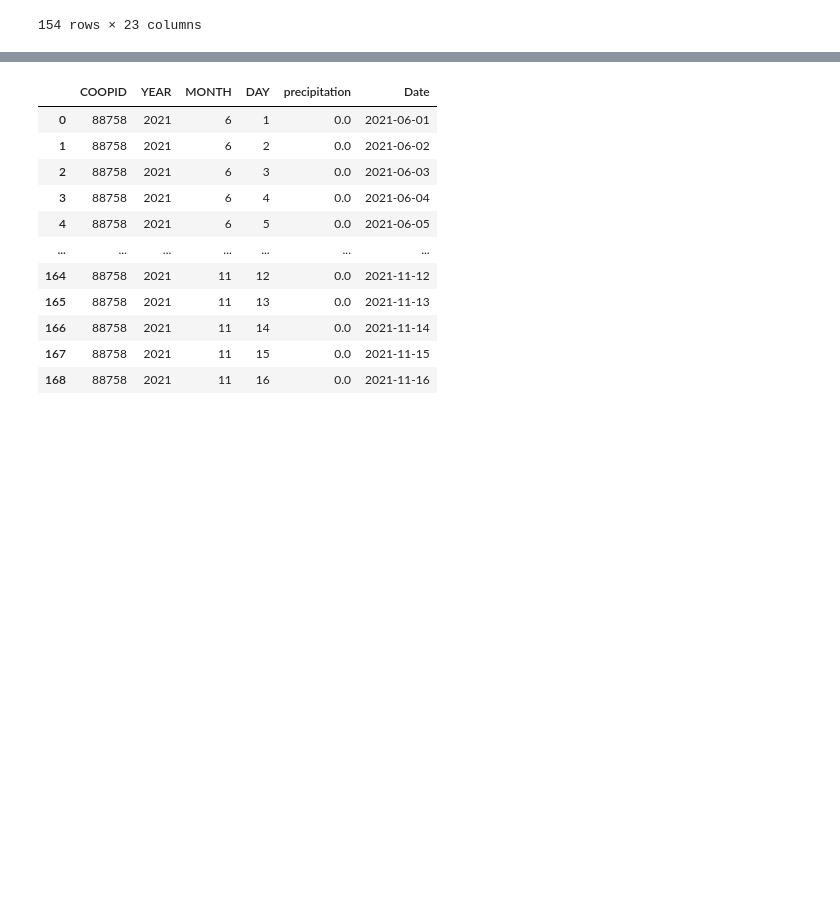
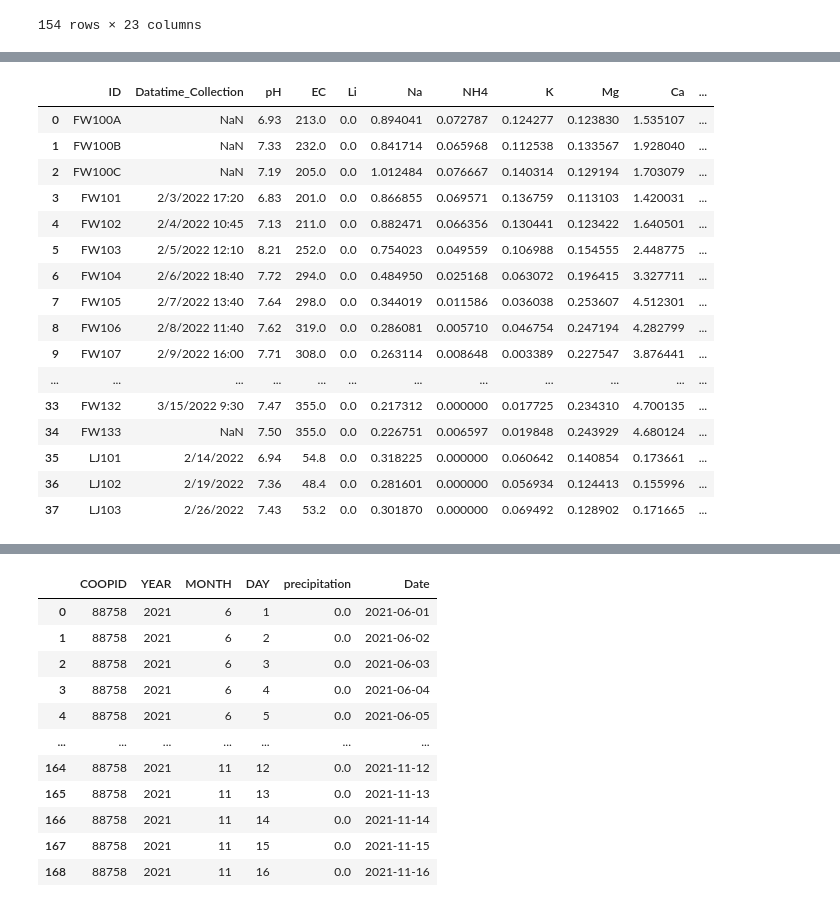
Before and after one commit to kylecompare/Hydrochemcial_SinkholeDryDown, a Jupyter notebook: code/01_WaterQuality-Kyles-Legion.ipynb, the cells around one changed output, grey strips where cells are left out. Saved outputs shown, nothing was run; the diff lists cells and outputs as text; code cells hidden in the pictures; blank space fills up the shorter version.

Commit message:
Big update. Code to Calculate Charge Balance and format csv for each analysis

```diff
--- a/code/01_WaterQuality-Kyles-Legion.ipynb
+++ b/code/01_WaterQuality-Kyles-Legion.ipynb
@@ -102,0 +256,64 @@ format_df.to_csv("../data/WQ_2021.CSV")
+# %%
+daily_mgL_df = pd.read_csv("../data/raw_data/FSUWell_FebMar_WQ_mg_per_L.csv")
+daily_mgL_df
+
+###Accurate Bicarbonate Calculation OLM Package and USGS procedure
+## ALL IN MG/L FROM USGS SOURCE https://or.water.usgs.gov/alk/methods.html#advanced
+from olm.calcite import calc_K_2
+
+def alk_mgLCaCo3_to_meqL(alk_mgL):
+    alk_meqL=alk_mgL/(1/2)/(100.087)
+    return alk_meqL
+
+# ALL IN MG/L FROM USGS SOURCE https://or.water.usgs.gov/alk/methods.html#advanced
+daily_mgL_df['H']=(10**-daily_mgL_df['pH'])*1.00784*1000
+daily_mgL_df["OH"]=(1E-14*(10**daily_mgL_df["pH"])*17007.3)
+daily_mgL_df["CO3"]=(((alk_mgLCaCo3_to_meqL(daily_mgL_df["TotalAlk(mg/L_asCaCO3)"])/1000)-(daily_mgL_df['OH']/17007.3)+10**-daily_mgL_df['pH'])/(2+(10**-daily_mgL_df['pH']/calc_K_2(daily_mgL_df['Temp']+273.15))))*60009.2
+
+daily_mgL_df["HCO3"]=(((alk_mgLCaCo3_to_meqL(daily_mgL_df["TotalAlk(mg/L_asCaCO3)"])/1000)-(daily_mgL_df['OH']/17007.3)+10**-daily_mgL_df['pH'])/(1+(2*calc_K_2(daily_mgL_df['Temp']+273.15)*10**daily_mgL_df['pH'])))*61017.1
+
+daily_mgL_df.to_csv('../data/processed/FSUWell_FebMar_WQ.csv', na_rep="NaN")
+#Make a copy of the dataframe to manipulate
+daily_meqL_df = pd.DataFrame()
+
+#Sample data and physiochemistry
+daily_meqL_df['ID'] = daily_mgL_df['ID']
+daily_meqL_df['Datatime_Collection'] = daily_mgL_df['Datatime_Collection']
+daily_meqL_df['pH'] = daily_mgL_df['pH']
+daily_meqL_df['EC'] = daily_mgL_df['EC']
+
+
+# Calculate each value based on formula meq/L = [(mg/L) * Charge]/Molar Mass
+
+#Cations
+daily_meqL_df['Li'] = daily_mgL_df['Li'] * Li_charge / Li_mass
+daily_meqL_df['Na'] = daily_mgL_df['Na'] * Na_charge / Na_mass
+daily_meqL_df['NH4'] = daily_mgL_df['NH4'] * NH4_charge / NH4_mass
+daily_meqL_df['K'] = daily_mgL_df['K'] * K_charge / K_mass
+daily_meqL_df['Mg'] = daily_mgL_df['Mg'] * Mg_charge / Mg_mass
+daily_meqL_df['Ca'] = daily_mgL_df['Ca'] * Ca_charge / Ca_mass
+
+# Anions
+daily_meqL_df['F'] = daily_mgL_df['F'] * F_charge / F_mass
+daily_meqL_df['Cl'] = daily_mgL_df['Cl'] * Cl_charge / Cl_mass
+daily_meqL_df['NO2'] = daily_mgL_df['NO2'] * NO2_charge / NO2_mass
+daily_meqL_df['Br'] = daily_mgL_df['Br'] * Br_charge / Br_mass
+daily_meqL_df['NO3'] = daily_mgL_df['NO3'] * NO3_charge / NO3_mass
+daily_meqL_df['PO4'] = daily_mgL_df['PO4'] * PO4_charge / PO4_mass
+daily_meqL_df['SO4'] = daily_mgL_df['SO4'] * SO4_charge / SO4_mass
+daily_meqL_df['HCO3'] = daily_mgL_df['HCO3'] * HCO3_charge / HCO3_mass
+daily_meqL_df['CO3'] = daily_mgL_df['CO3'] * CO3_charge / CO3_mass
+
+# Per Geochemistry, Groundwater and Pollution by Appelo and Postma, Electrical Balance % is calculated
+# by the formula Eb% = (Sum Cations + Sum Anions)/(Sum Cations - Sum Anions) *100 where the cations and
+# anions are espressed as meq/L and inserted with their charge sign. The sums are taken over the
+# Cations Na+, K+, Mg2+, and Ca2+, and the anions Cl-, HCO3-, SO42-, and NO3-
+
+daily_meqL_df["CationSum"] = daily_meqL_df['Na'] + daily_meqL_df['K'] + daily_meqL_df['Mg'] + daily_meqL_df['Ca']
+daily_meqL_df['AnionSum'] = daily_meqL_df['Cl'] + daily_meqL_df['HCO3'] + daily_meqL_df['SO4'] + daily_meqL_df['NO3']
+
+daily_meqL_df['EB_perc'] = (daily_meqL_df['CationSum'] + daily_meqL_df["AnionSum"]) / (daily_meqL_df['CationSum'] - daily_meqL_df["AnionSum"]) *100
+
+print(daily_meqL_df['EB_perc'])
+daily_meqL_df
+# %% [output]
@@ -102,0 +337,17 @@ format_df.to_csv("../data/WQ_2021.CSV")
+|  | ID | Datatime_Collection | pH | EC | Li | Na | NH4 | K | Mg | Ca | ... |
+| 0 | FW100A | NaN | 6.93 | 213.0 | 0.0 | 0.894041 | 0.072787 | 0.124277 | 0.123830 | 1.535107 | ... |
+| 1 | FW100B | NaN | 7.33 | 232.0 | 0.0 | 0.841714 | 0.065968 | 0.112538 | 0.133567 | 1.928040 | ... |
+| 2 | FW100C | NaN | 7.19 | 205.0 | 0.0 | 1.012484 | 0.076667 | 0.140314 | 0.129194 | 1.703079 | ... |
+| 3 | FW101 | 2/3/2022 17:20 | 6.83 | 201.0 | 0.0 | 0.866855 | 0.069571 | 0.136759 | 0.113103 | 1.420031 | ... |
+| 4 | FW102 | 2/4/2022 10:45 | 7.13 | 211.0 | 0.0 | 0.882471 | 0.066356 | 0.130441 | 0.123422 | 1.640501 | ... |
+| 5 | FW103 | 2/5/2022 12:10 | 8.21 | 252.0 | 0.0 | 0.754023 | 0.049559 | 0.106988 | 0.154555 | 2.448775 | ... |
+| 6 | FW104 | 2/6/2022 18:40 | 7.72 | 294.0 | 0.0 | 0.484950 | 0.025168 | 0.063072 | 0.196415 | 3.327711 | ... |
+| 7 | FW105 | 2/7/2022 13:40 | 7.64 | 298.0 | 0.0 | 0.344019 | 0.011586 | 0.036038 | 0.253607 | 4.512301 | ... |
+| 8 | FW106 | 2/8/2022 11:40 | 7.62 | 319.0 | 0.0 | 0.286081 | 0.005710 | 0.046754 | 0.247194 | 4.282799 | ... |
+| 9 | FW107 | 2/9/2022 16:00 | 7.71 | 308.0 | 0.0 | 0.263114 | 0.008648 | 0.003389 | 0.227547 | 3.876441 | ... |
+| ... | ... | ... | ... | ... | ... | ... | ... | ... | ... | ... | ... |
+| 33 | FW132 | 3/15/2022 9:30 | 7.47 | 355.0 | 0.0 | 0.217312 | 0.000000 | 0.017725 | 0.234310 | 4.700135 | ... |
+| 34 | FW133 | NaN | 7.50 | 355.0 | 0.0 | 0.226751 | 0.006597 | 0.019848 | 0.243929 | 4.680124 | ... |
+| 35 | LJ101 | 2/14/2022 | 6.94 | 54.8 | 0.0 | 0.318225 | 0.000000 | 0.060642 | 0.140854 | 0.173661 | ... |
+| 36 | LJ102 | 2/19/2022 | 7.36 | 48.4 | 0.0 | 0.281601 | 0.000000 | 0.056934 | 0.124413 | 0.155996 | ... |
+| 37 | LJ103 | 2/26/2022 | 7.43 | 53.2 | 0.0 | 0.301870 | 0.000000 | 0.069492 | 0.128902 | 0.171665 | ... |
```
Also changed, not shown: parts of 23 cells of this notebook, 9 other files.
